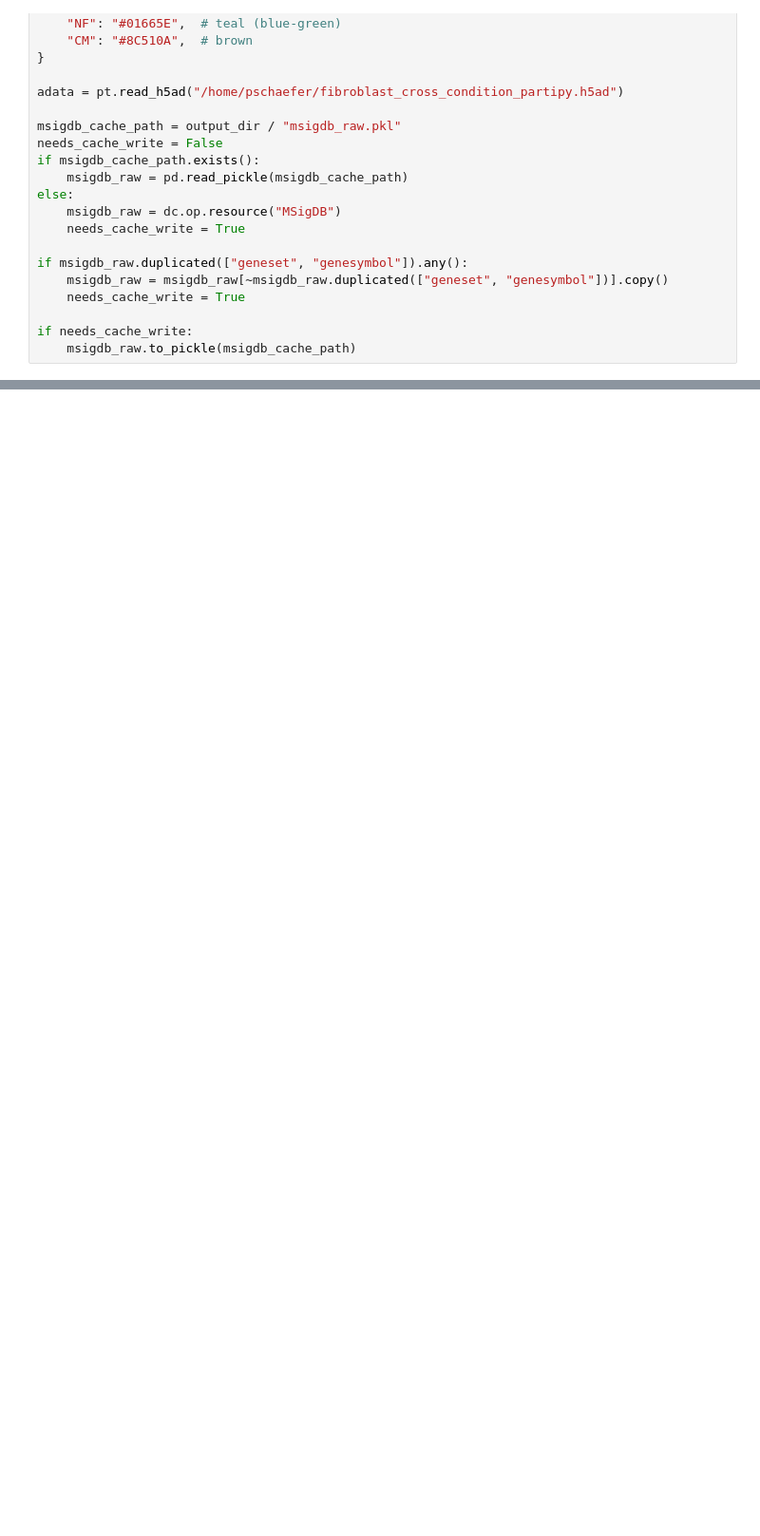
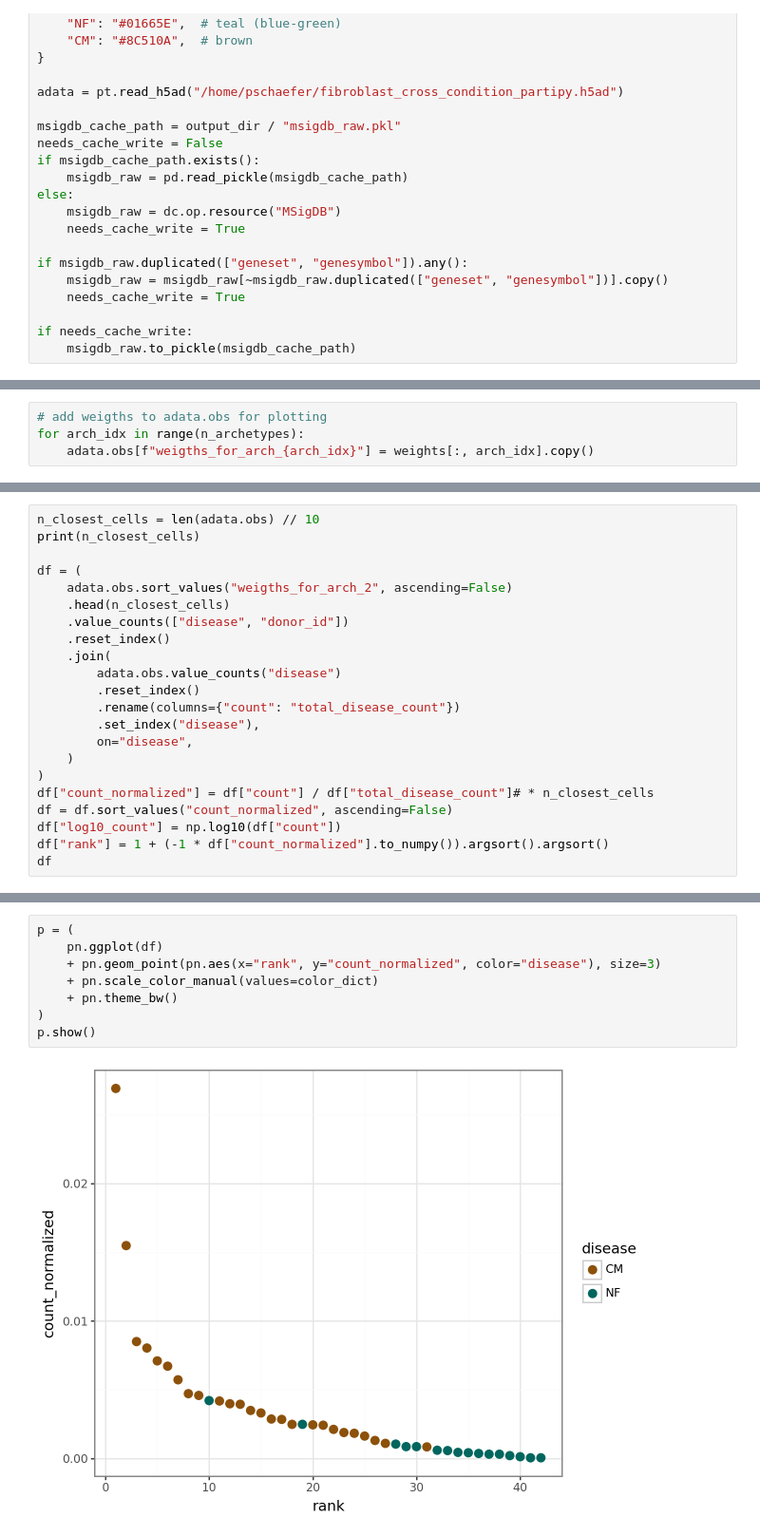
Before and after one commit to saezlab/ParTIpy_paper, a Jupyter notebook: fibroblast_cross_condition.ipynb, the cells around one changed output, grey strips where cells are left out. Shown at 95% size. Drawn from its saved outputs; the diff is of its cells as text; blank space fills up the shorter version.

```diff
--- a/fibroblast_cross_condition.ipynb
+++ b/fibroblast_cross_condition.ipynb
@@ -61,0 +166,4 @@ p.show()
+# %%
+# add weigths to adata.obs for plotting
+for arch_idx in range(n_archetypes):
+    adata.obs[f"weigths_for_arch_{arch_idx}"] = weights[:, arch_idx].copy()
@@ -61,0 +207,22 @@ p.show()
+# %%
+n_closest_cells = len(adata.obs) // 10
+print(n_closest_cells)
+
+df = (
+    adata.obs.sort_values("weigths_for_arch_2", ascending=False)
+    .head(n_closest_cells)
+    .value_counts(["disease", "donor_id"])
+    .reset_index()
+    .join(
+        adata.obs.value_counts("disease")
+        .reset_index()
+        .rename(columns={"count": "total_disease_count"})
+        .set_index("disease"),
+        on="disease",
+    )
+)
+df["count_normalized"] = df["count"] / df["total_disease_count"]# * n_closest_cells
+df = df.sort_values("count_normalized", ascending=False)
+df["log10_count"] = np.log10(df["count"])
+df["rank"] = 1 + (-1 * df["count_normalized"].to_numpy()).argsort().argsort()
+df
@@ -61,0 +248,10 @@ p.show()
+# %%
+p = (
+    pn.ggplot(df)
+    + pn.geom_point(pn.aes(x="rank", y="count_normalized", color="disease"), size=3)
+    + pn.scale_color_manual(values=color_dict)
+    + pn.theme_bw()
+)
+p.show()
+# %% [output]
+[figure, added]
```
Also changed, not shown: parts of 10 cells of this notebook, 12 other files.
